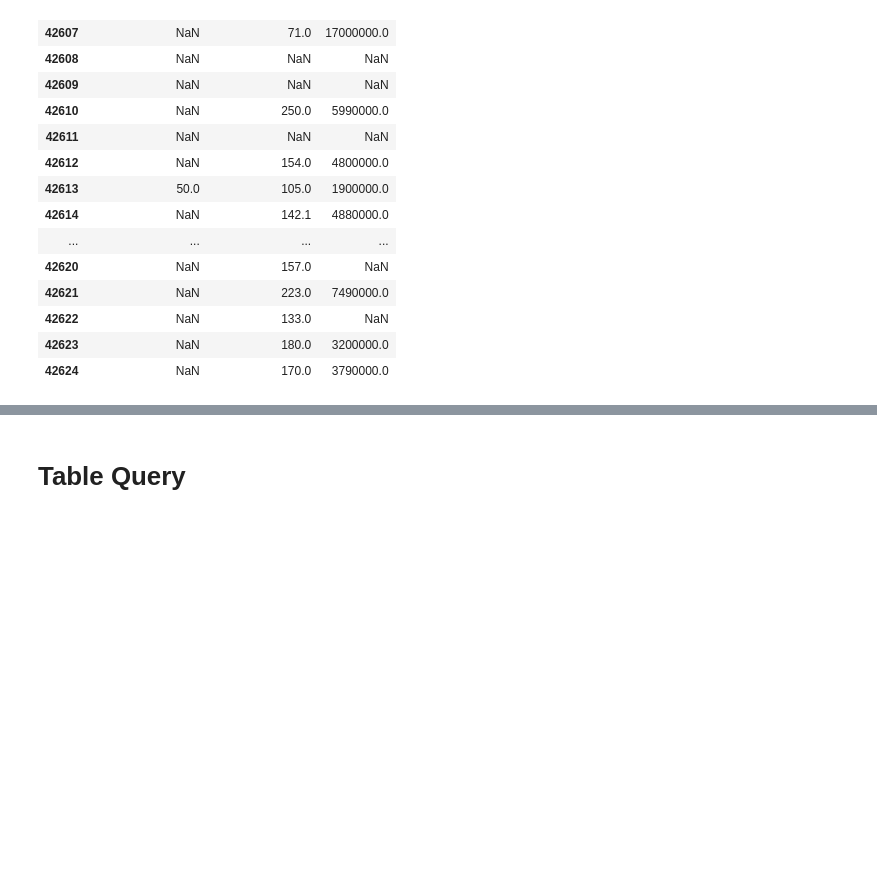
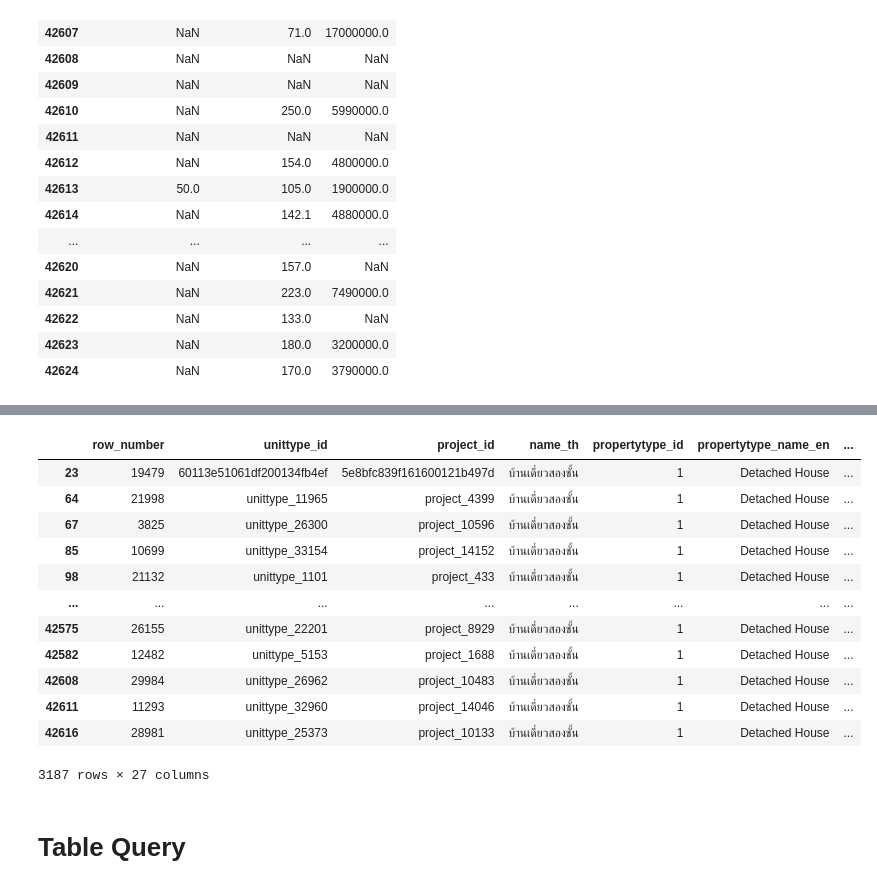
Before and after one commit to Aomaphisara/BasicProg_DataViz65, a Jupyter notebook: Pandas_Dataframe.ipynb, the cells around one changed output, grey strips where cells are left out. Cells and saved outputs as stored; diff of their text form; code cells hidden in the pictures; blank space fills up the shorter version.

```diff
--- a/Pandas_Dataframe.ipynb
+++ b/Pandas_Dataframe.ipynb
@@ -161,3 +218,19 @@ data1.iloc[-20:,7:10]
+# %%
+data1[data1['name_th']=='บ้านเดี่ยวสองชั้น'] #ให้แสดงเฉพาะที่สนใจเท่านั้น
+# %% [output]
+|  | row_number | unittype_id | project_id | name_th | propertytype_id | propertytype_name_en | ... |
+| 23 | 19479 | 60113e51061df200134fb4ef | 5e8bfc839f161600121b497d | บ้านเดี่ยวสองชั้น | 1 | Detached House | ... |
+| 64 | 21998 | unittype_11965 | project_4399 | บ้านเดี่ยวสองชั้น | 1 | Detached House | ... |
+| 67 | 3825 | unittype_26300 | project_10596 | บ้านเดี่ยวสองชั้น | 1 | Detached House | ... |
+| 85 | 10699 | unittype_33154 | project_14152 | บ้านเดี่ยวสองชั้น | 1 | Detached House | ... |
+| 98 | 21132 | unittype_1101 | project_433 | บ้านเดี่ยวสองชั้น | 1 | Detached House | ... |
+| ... | ... | ... | ... | ... | ... | ... | ... |
+| 42575 | 26155 | unittype_22201 | project_8929 | บ้านเดี่ยวสองชั้น | 1 | Detached House | ... |
+| 42582 | 12482 | unittype_5153 | project_1688 | บ้านเดี่ยวสองชั้น | 1 | Detached House | ... |
+| 42608 | 29984 | unittype_26962 | project_10483 | บ้านเดี่ยวสองชั้น | 1 | Detached House | ... |
+| 42611 | 11293 | unittype_32960 | project_14046 | บ้านเดี่ยวสองชั้น | 1 | Detached House | ... |
+| 42616 | 28981 | unittype_25373 | project_10133 | บ้านเดี่ยวสองชั้น | 1 | Detached House | ... |
+3187 rows × 27 columns
 # %% [markdown]
 # Table Query
 # %%
```
Also changed, not shown: parts of 27 cells of this notebook.
